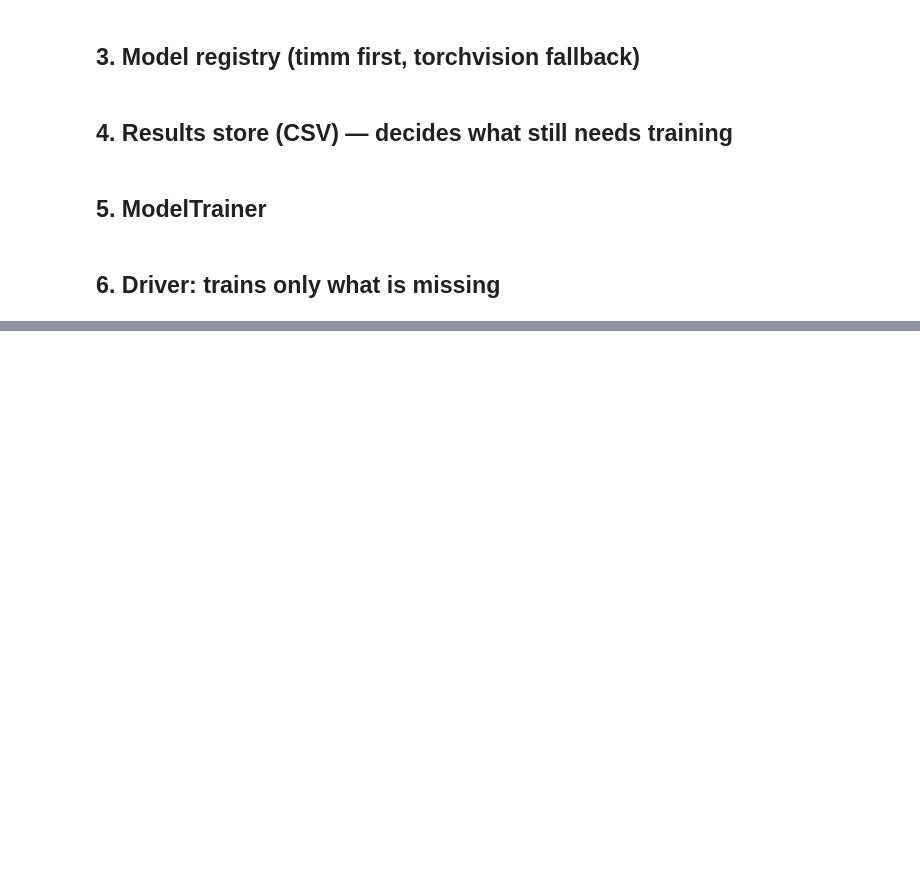
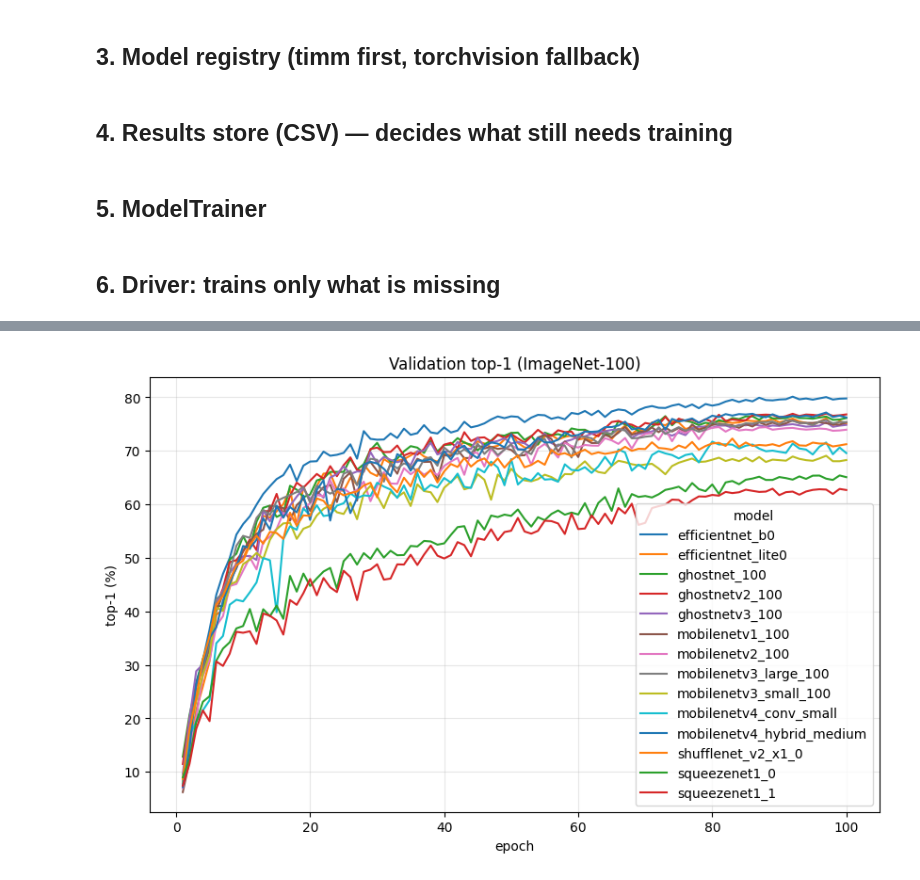
Before and after one commit to Kananelo688/ai-accelerators, a Jupyter notebook: notebooks/train_cnn_imagenet100.ipynb, the cells around one changed output, grey strips where cells are left out. Saved outputs shown, nothing was run; the diff lists cells and outputs as text; code cells hidden in the pictures; blank space fills up the shorter version.

```diff
--- a/notebooks/train_cnn_imagenet100.ipynb
+++ b/notebooks/train_cnn_imagenet100.ipynb
@@ -561 +1022,12 @@ store.summary().sort_values("top1", ascending=False)
+# %%
+# Learning curves - sanity-check that the single recipe actually suits every architecture.
+# A model that plateaus early or never converges is a sign the shared recipe does not fit it,
+# which is itself worth reporting.
+ep = store.epochs()
+if not ep.empty:
+    ax = ep.pivot(index="epoch", columns="model", values="top1").plot(
+        figsize=(10, 6), title="Validation top-1 (ImageNet-100)")
+    ax.set_xlabel("epoch"); ax.set_ylabel("top-1 (%)"); ax.grid(alpha=0.3)
+# %% [output]
+[figure, added]
 # %%
```
Also changed, not shown: parts of 32 cells of this notebook, 3 other files.
